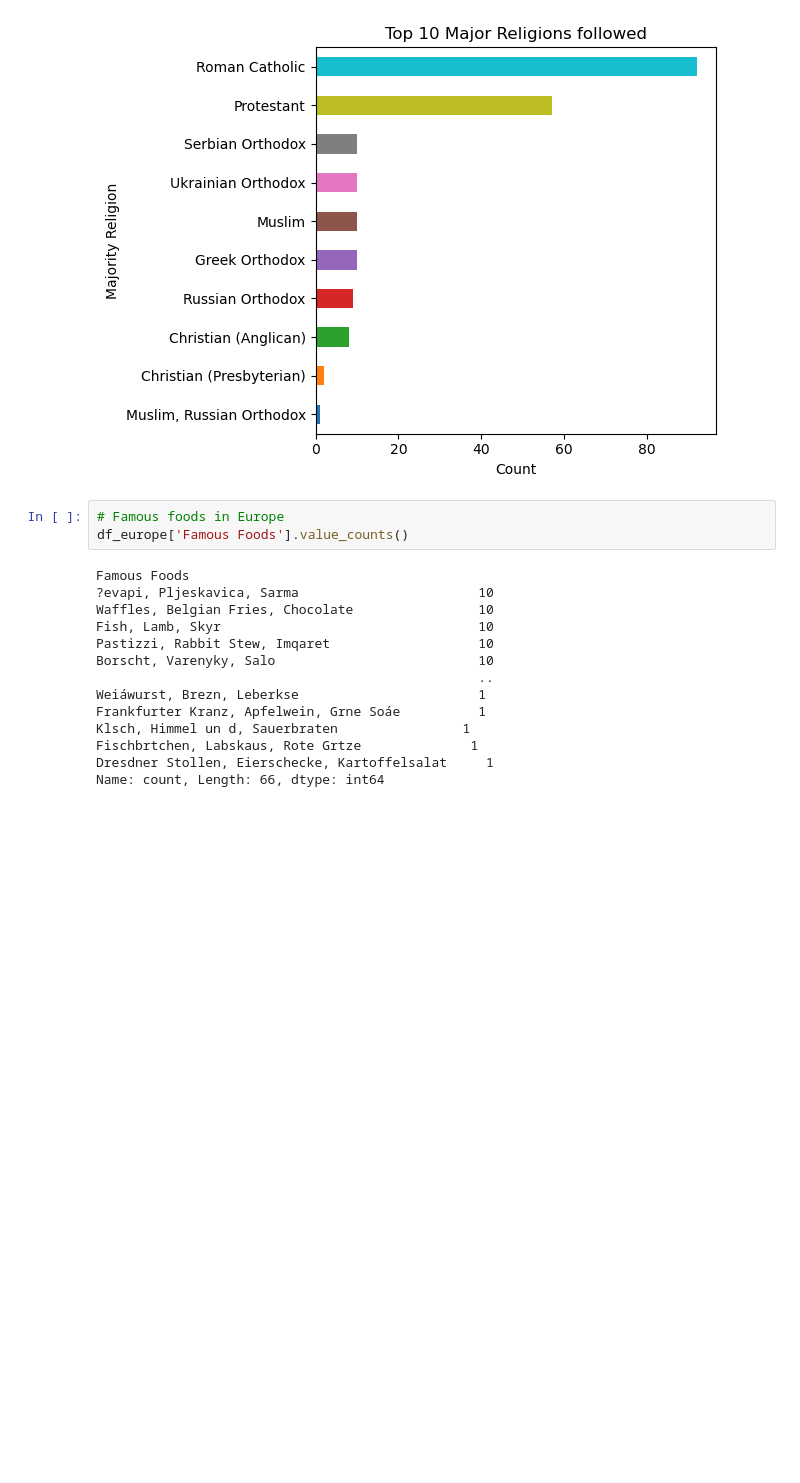
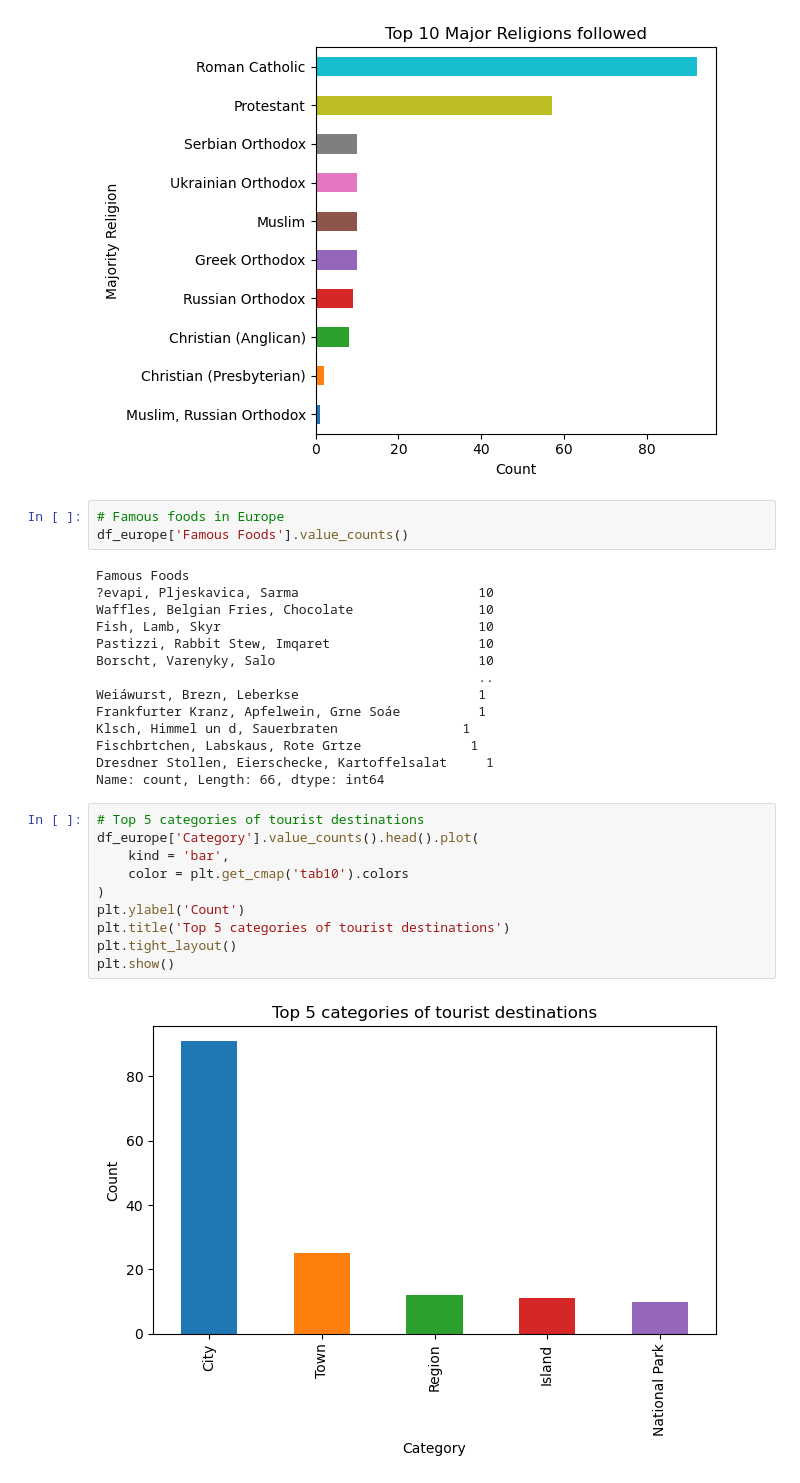
Before and after one commit to SachinTamangY/Europe-Trip-Analysis-Python, a Jupyter notebook: Worksheet.ipynb, the cells around one changed output. Cells and saved outputs as stored; diff of their text form; blank space fills up the shorter version.

```diff
--- a/Worksheet.ipynb
+++ b/Worksheet.ipynb
@@ -282,2 +282,14 @@
 Dresdner Stollen, Eierschecke, Kartoffelsalat     1
 Name: count, Length: 66, dtype: int64
+# %%
+# Top 5 categories of tourist destinations
+df_europe['Category'].value_counts().head().plot(
+    kind = 'bar',
+    color = plt.get_cmap('tab10').colors
+)
+plt.ylabel('Count')
+plt.title('Top 5 categories of tourist destinations')
+plt.tight_layout()
+plt.show()
+# %% [output]
+[figure, added]
```
Also changed, not shown: 1 other file.
